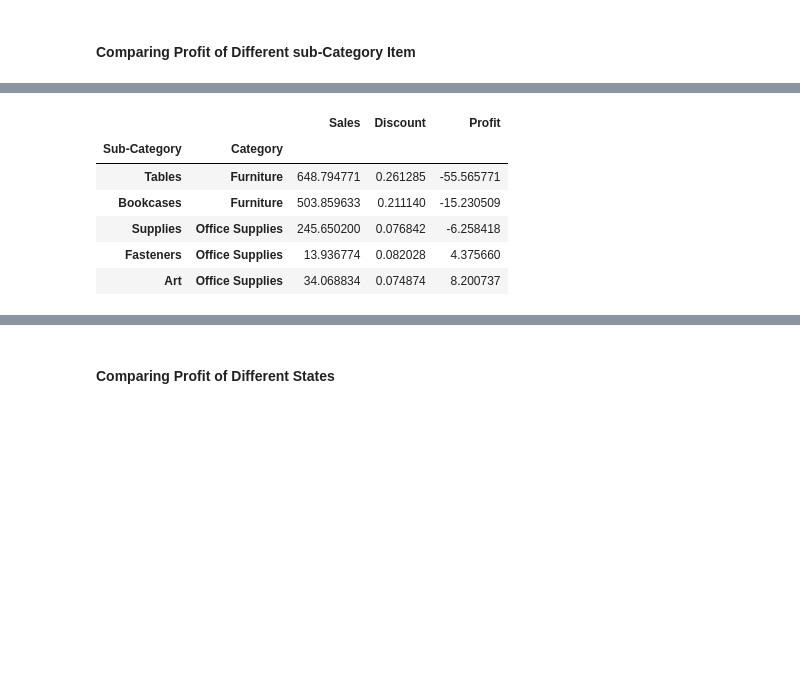
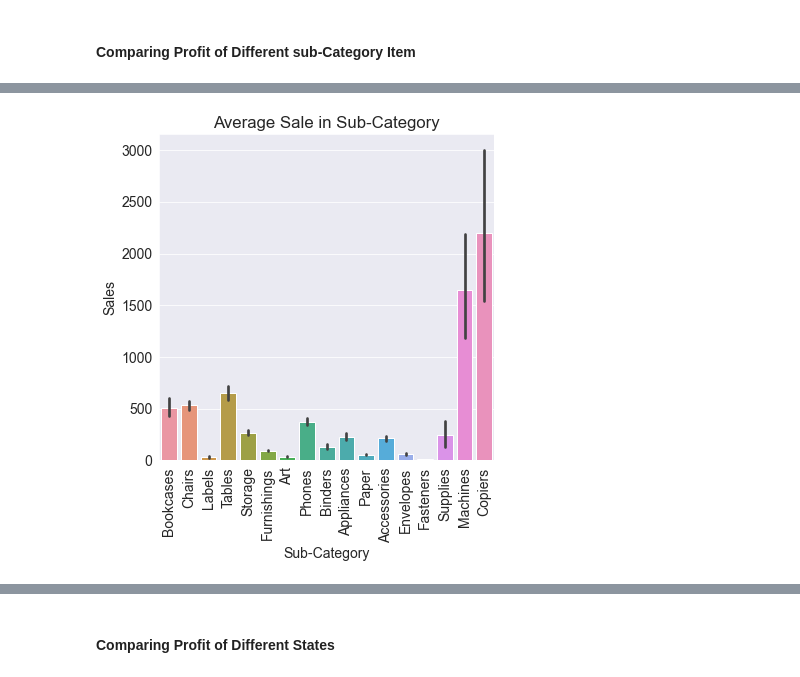
Before and after one commit to snehamaiti/SuperStore-Analysis, a Jupyter notebook: SuperStore.ipynb, the cells around one changed output, grey strips where cells are left out. Drawn from its saved outputs; the diff is of its cells as text; code cells hidden in the pictures; blank space fills up the shorter version.

```diff
--- a/SuperStore.ipynb
+++ b/SuperStore.ipynb
@@ -67,10 +118,7 @@ mean_by_Subcategory=df.groupby(['Sub-Category','Category']).mean('Sales')
 # %%
-mean_by_Subcategory[['Sales','Discount','Profit']].sort_values('Profit').head()
+plt.title('Average Sale in Sub-Category')
+sns.barplot(x="Sub-Category", y="Sales", data=df)
+plt.xticks(rotation=90)
+plt.show();
 # %% [output]
-|  |  | Sales | Discount | Profit |
-| Sub-Category | Category |  |  |  |
-| Tables | Furniture | 648.794771 | 0.261285 | -55.565771 |
-| Bookcases | Furniture | 503.859633 | 0.211140 | -15.230509 |
-| Supplies | Office Supplies | 245.650200 | 0.076842 | -6.258418 |
-| Fasteners | Office Supplies | 13.936774 | 0.082028 | 4.375660 |
-| Art | Office Supplies | 34.068834 | 0.074874 | 8.200737 |
+[figure, added]
```
Also changed, not shown: parts of 12 cells of this notebook.
